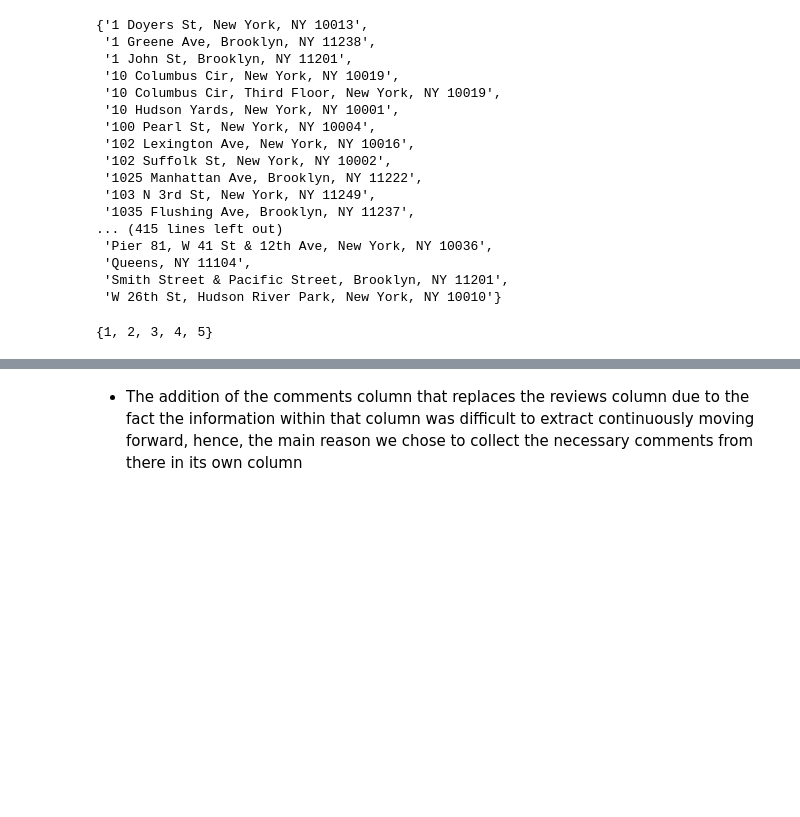
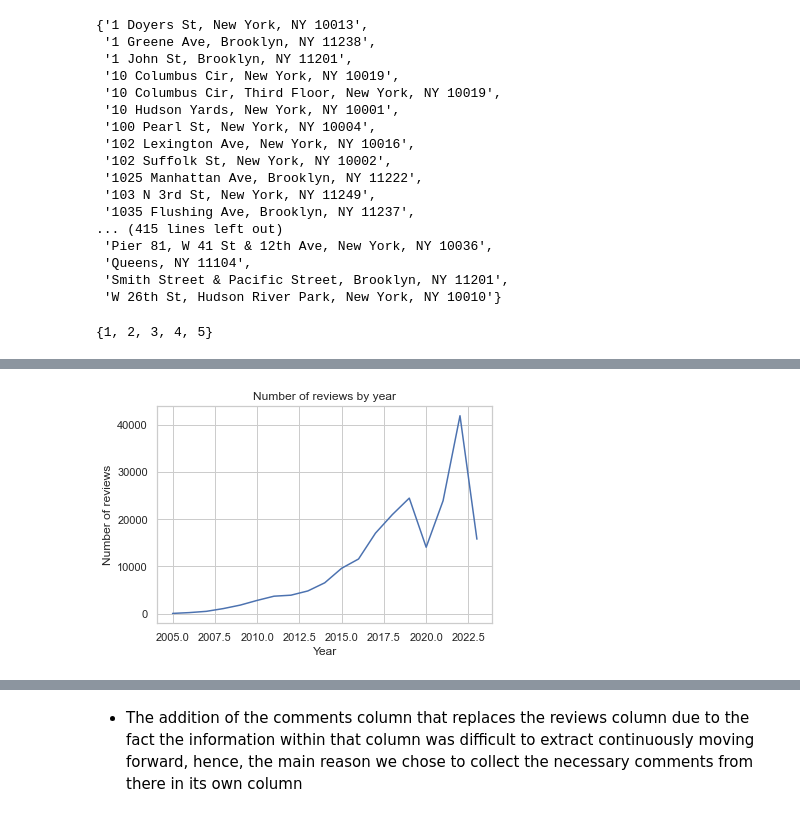
Before and after one commit to ThuoM/New-York-Restaurant-Recommender-System, a Jupyter notebook: Restaurant_Recommender_System.ipynb, the cells around one changed output, grey strips where cells are left out. Drawn from its saved outputs; the diff is of its cells as text; code cells hidden in the pictures; blank space fills up the shorter version.

```diff
--- a/Restaurant_Recommender_System.ipynb
+++ b/Restaurant_Recommender_System.ipynb
@@ -425,0 +646,18 @@ for index, row in filtered_restaurant_df.iterrows():
+# %%
+# Create a new column "Year" that contains the year of each review
+user_restaurant_df["Year"] = user_restaurant_df["review_date"].str[-4:].astype(int)
+
+# Group the reviews by year and count the number of reviews in each year
+review_count_by_year = user_restaurant_df.groupby('Year').size().reset_index(name='Review count')
+
+# Create a line plot of the review counts by year
+sns.set(style="whitegrid")
+ax = sns.lineplot(x="Year", y="Review count", data=review_count_by_year)
+
+# Set the x-axis and y-axis labels and title
+ax.set(xlabel='Year', ylabel='Number of reviews', title='Number of reviews by year')
+
+# Show the plot
+plt.show()
+# %% [output]
+[figure, added]
```
Also changed, not shown: parts of 140 cells of this notebook.
